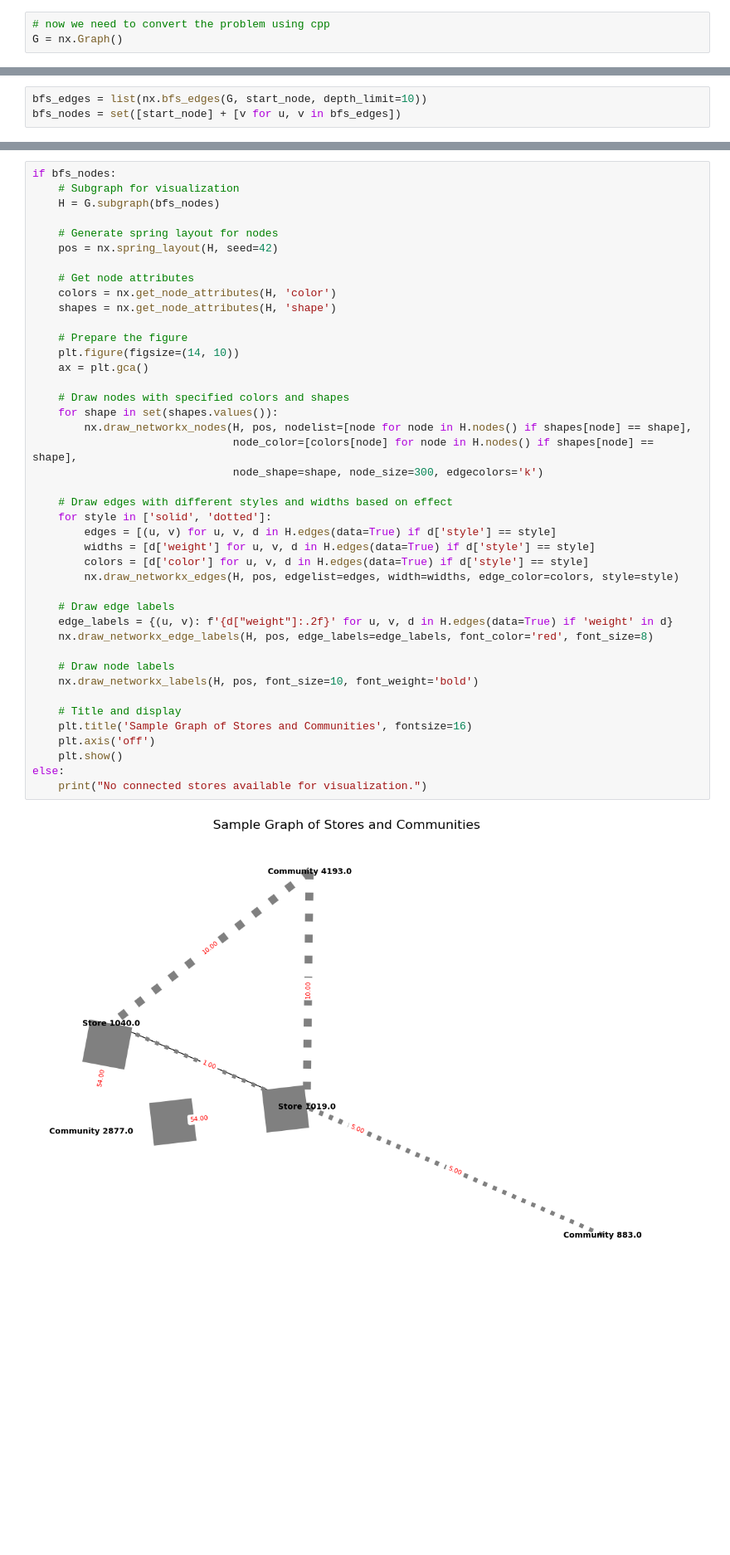
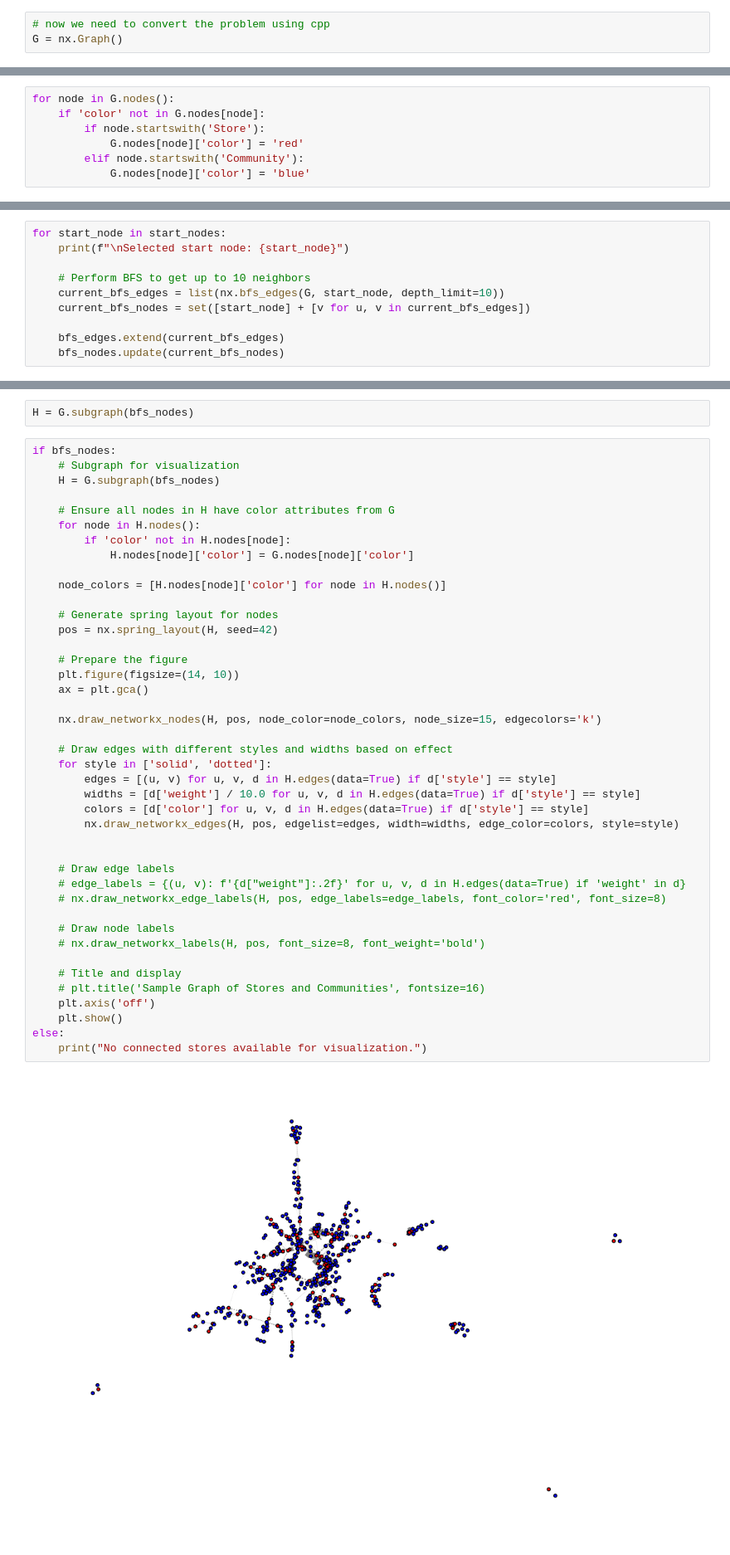
Before and after one commit to sergiozxy/RealEstateBrokerage, a Jupyter notebook: network_estimation/network_estimation.ipynb, the cells around one changed output, grey strips where cells are left out. Shown: that part at 83% size. Cells and saved outputs as stored; diff of their text form; blank space fills up the shorter version.

```diff
--- a/network_estimation/network_estimation.ipynb
+++ b/network_estimation/network_estimation.ipynb
@@ -111,4 +112,11 @@ for _, row in df_edges.iterrows():
     store_id_2 = row['store_id_2']
     effect = row['effect']
     G.add_edge(f'Store {store_id_1}', f'Store {store_id_2}', weight=effect, color='black', style='solid')
+# %%
+for node in G.nodes():
+    if 'color' not in G.nodes[node]:
+        if node.startswith('Store'):
+            G.nodes[node]['color'] = 'red'
+        elif node.startswith('Community'):
+            G.nodes[node]['color'] = 'blue'
 # %%
@@ -141,3 +160,10 @@ Selected start node: Store 1019.0
 # %%
-bfs_edges = list(nx.bfs_edges(G, start_node, depth_limit=10))
-bfs_nodes = set([start_node] + [v for u, v in bfs_edges])
+for start_node in start_nodes:
+    print(f"\nSelected start node: {start_node}")
+
+    # Perform BFS to get up to 10 neighbors
+    current_bfs_edges = list(nx.bfs_edges(G, start_node, depth_limit=10))
+    current_bfs_nodes = set([start_node] + [v for u, v in current_bfs_edges])
+
+    bfs_edges.extend(current_bfs_edges)
+    bfs_nodes.update(current_bfs_nodes)
@@ -144,47 +190,49 @@ bfs_nodes = set([start_node] + [v for u, v in bfs_edges])
+# %%
+H = G.subgraph(bfs_nodes)
 # %%
 if bfs_nodes:
     # Subgraph for visualization
     H = G.subgraph(bfs_nodes)
 
+    # Ensure all nodes in H have color attributes from G
+    for node in H.nodes():
+        if 'color' not in H.nodes[node]:
+            H.nodes[node]['color'] = G.nodes[node]['color']
+
+    node_colors = [H.nodes[node]['color'] for node in H.nodes()]
+
     # Generate spring layout for nodes
     pos = nx.spring_layout(H, seed=42)
-
-    # Get node attributes
-    colors = nx.get_node_attributes(H, 'color')
-    shapes = nx.get_node_attributes(H, 'shape')
 
     # Prepare the figure
     plt.figure(figsize=(14, 10))
     ax = plt.gca()
 
-    # Draw nodes with specified colors and shapes
-    for shape in set(shapes.values()):
-        nx.draw_networkx_nodes(H, pos, nodelist=[node for node in H.nodes() if shapes[node] == shape],
-                               node_color=[colors[node] for node in H.nodes() if shapes[node] == shape],
-                               node_shape=shape, node_size=300, edgecolors='k')
+    nx.draw_networkx_nodes(H, pos, node_color=node_colors, node_size=15, edgecolors='k')
 
     # Draw edges with different styles and widths based on effect
     for style in ['solid', 'dotted']:
         edges = [(u, v) for u, v, d in H.edges(data=True) if d['style'] == style]
-        widths = [d['weight'] for u, v, d in H.edges(data=True) if d['style'] == style]
+        widths = [d['weight'] / 10.0 for u, v, d in H.edges(data=True) if d['style'] == style]
         colors = [d['color'] for u, v, d in H.edges(data=True) if d['style'] == style]
         nx.draw_networkx_edges(H, pos, edgelist=edges, width=widths, edge_color=colors, style=style)
 
+
     # Draw edge labels
-    edge_labels = {(u, v): f'{d["weight"]:.2f}' for u, v, d in H.edges(data=True) if 'weight' in d}
-    nx.draw_networkx_edge_labels(H, pos, edge_labels=edge_labels, font_color='red', font_size=8)
+    # edge_labels = {(u, v): f'{d["weight"]:.2f}' for u, v, d in H.edges(data=True) if 'weight' in d}
+    # nx.draw_networkx_edge_labels(H, pos, edge_labels=edge_labels, font_color='red', font_size=8)
 
     # Draw node labels
-    nx.draw_networkx_labels(H, pos, font_size=10, font_weight='bold')
+    # nx.draw_networkx_labels(H, pos, font_size=8, font_weight='bold')
 
     # Title and display
-    plt.title('Sample Graph of Stores and Communities', fontsize=16)
+    # plt.title('Sample Graph of Stores and Communities', fontsize=16)
     plt.axis('off')
     plt.show()
 else:
     print("No connected stores available for visualization.")
 # %% [output]
-[figure, old version]
+[figure, new version]
 # %%
 degree_centrality = nx.degree_centrality(G)
 betweenness_centrality = nx.betweenness_centrality(G)
```
Also changed, not shown: parts of 10 cells of this notebook, 11 other files.
